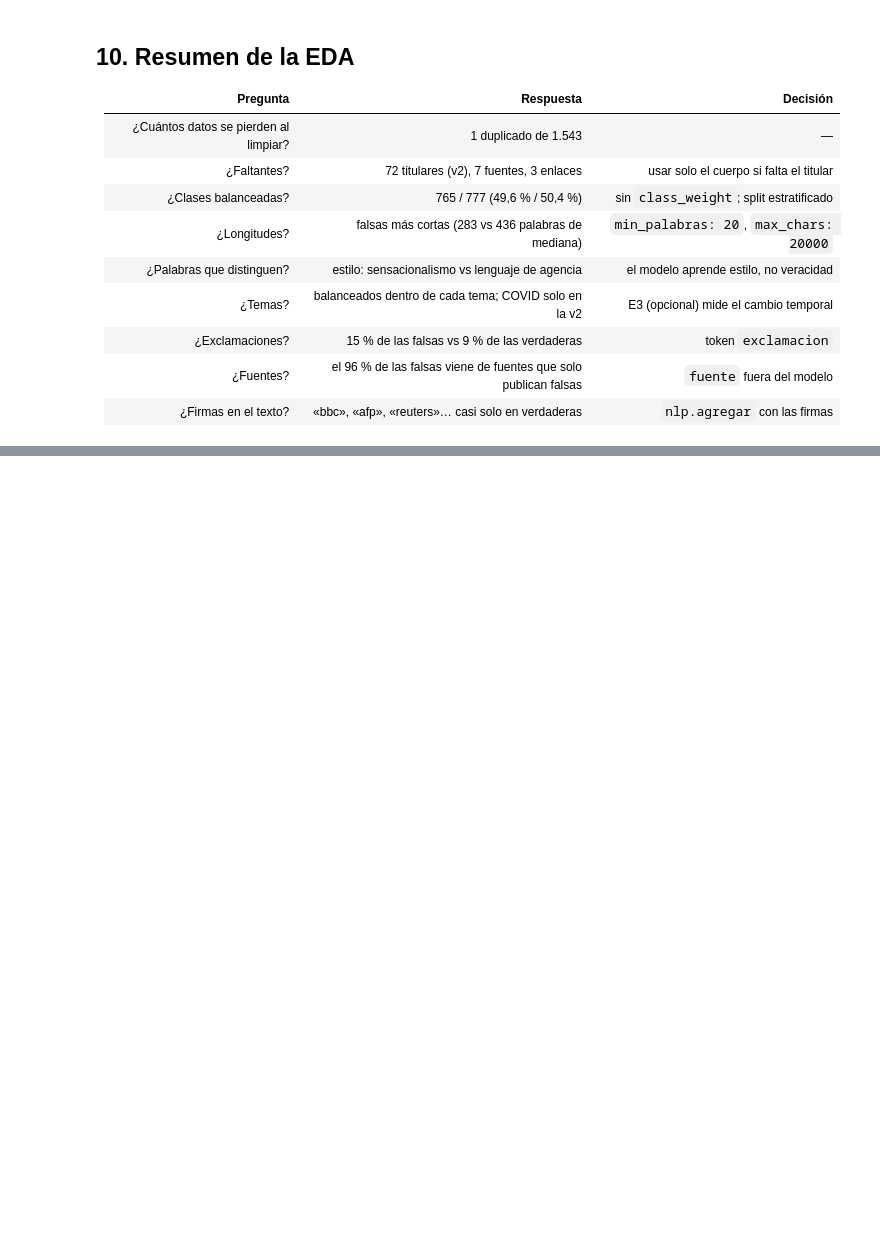
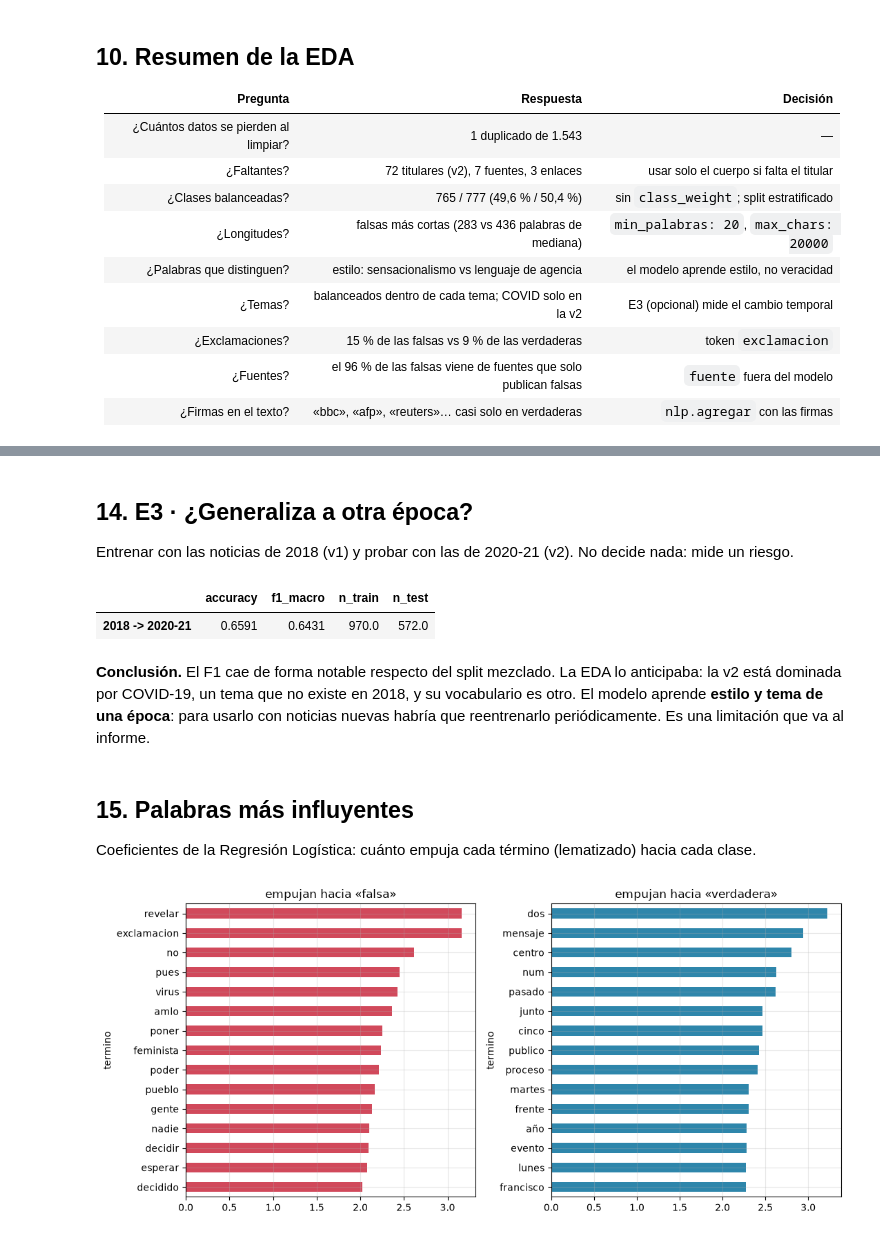
Before and after one commit to jairovargasfigueroa/analisis-sentimiento-resenas, a Jupyter notebook: notebooks/01_eda.ipynb, the cells around one changed output, grey strips where cells are left out. Cells and saved outputs as stored; diff of their text form; code cells hidden in the pictures; blank space fills up the shorter version.

```diff
--- a/notebooks/01_eda.ipynb
+++ b/notebooks/01_eda.ipynb
@@ -447,0 +546,26 @@ Es una línea en `params.yaml`; con eso la spec 10 queda cubierta y los experime
+# %% [markdown]
+## 14. E3 · ¿Generaliza a otra época?
+
+Entrenar con las noticias de 2018 (v1) y probar con las de 2020-21 (v2). No decide nada: mide un riesgo.
+# %%
+pd.DataFrame(exps["temporal"]).T
+# %% [output]
+|  | accuracy | f1_macro | n_train | n_test |
+| 2018 -> 2020-21 | 0.6591 | 0.6431 | 970.0 | 572.0 |
+# %% [markdown]
+**Conclusión.** El F1 cae de forma notable respecto del split mezclado. La EDA lo anticipaba: la v2 está dominada por COVID-19, un tema que no existe en 2018, y su vocabulario es otro. El modelo aprende **estilo y tema de una época**: para usarlo con noticias nuevas habría que reentrenarlo periódicamente. Es una limitación que va al informe.
+# %% [markdown]
+## 15. Palabras más influyentes
+
+Coeficientes de la Regresión Logística: cuánto empuja cada término (lematizado) hacia cada clase.
+# %%
+influyentes = metricas["palabras_influyentes"]
+fig, ejes = plt.subplots(1, 2, figsize=(11, 5))
+for ax, etiqueta in zip(ejes, ETIQUETAS):
+    t = pd.DataFrame(influyentes[etiqueta]).set_index("termino")["peso"].abs().sort_values()
+    t.plot.barh(ax=ax, color=COLORES[etiqueta])
+    ax.set_title(f"empujan hacia «{etiqueta}»")
+plt.tight_layout()
+plt.show()
+# %% [output]
+[figure, added]
```
Also changed, not shown: parts of 16 cells of this notebook.
